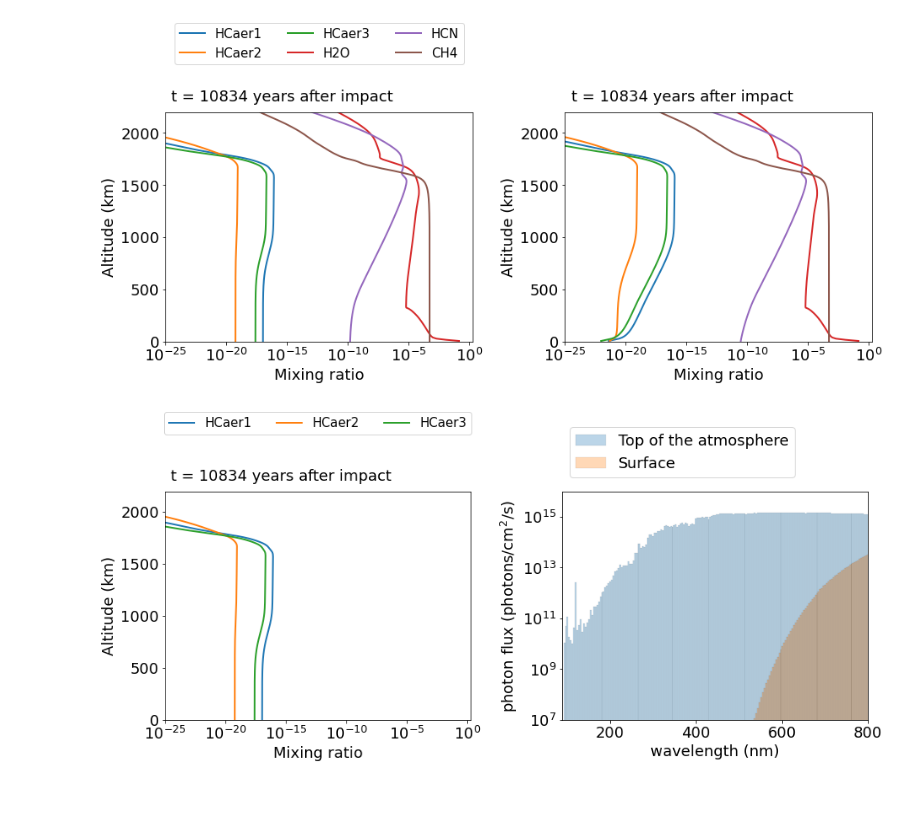
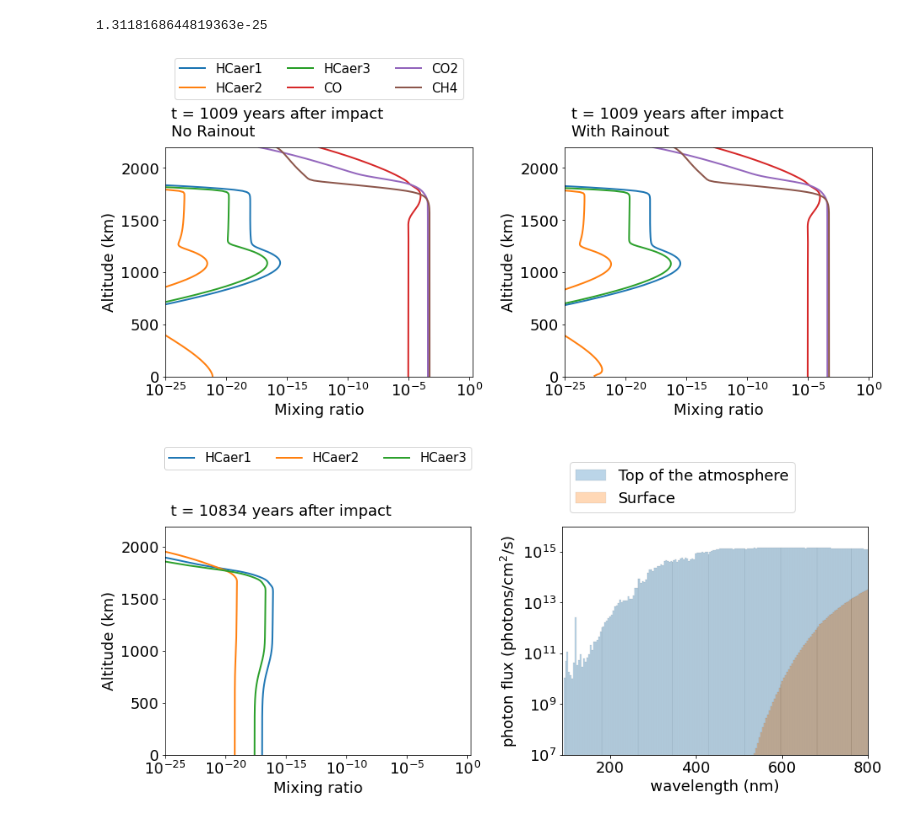
Before and after one commit to Nicholaswogan/Wogan-2022-Impacts, a Jupyter notebook: plotting.ipynb, the cells around one changed output. Drawn from its saved outputs; the diff is of its cells as text; code cells hidden in the pictures.

```diff
--- a/plotting.ipynb
+++ b/plotting.ipynb
@@ -33,8 +33,8 @@ plt.rcParams.update({'font.size': 18})
 fig,ax = plt.subplots(1,1,figsize=[7,5])
 
 yr = 365*24*60*60
-specs = ['CO2','HCN','CH4','HCCCN','H2O','CO']
-labels = ['CO$_2$','HCN','CH$_4$','HCCCN','H$_2$O','CO']
+specs = ['CO2','HCN','CH4','HCCCN','H2O','CO','NH3']
+labels = ['CO$_2$','HCN','CH$_4$','HCCCN','H$_2$O','CO','NH3']
 for i,sp in enumerate(specs):
     ax.plot(sol_pc['time']/yr,(pc.wrk.pressure[0]/1e6)*sol_pc[sp][0,:],lw=2, c='C'+str(i),label=labels[i])
 
@@ -43,7 +43,7 @@ for i,sp in enumerate(specs):
 ax.set_xscale('log')
 ax.set_yscale('log')
 ax.legend(bbox_to_anchor=(1.01, 1),loc='upper left')
-ax.set_ylim(2e-15,1e2)
+ax.set_ylim(2e-6,1e2)
 ax.set_xlim(1,1e7)
 ax.set_xlabel('Time after impact (years)')
 ax.set_ylabel('Partial Pressures (bars)')
@@ -58,0 +71,8 @@ plt.show()
+# %%
+plt.rcParams.update({'font.size': 18})
+fig,ax = plt.subplots(1,1,figsize=[7,5])
+
+ax.plot(sol_pc['time']/yr,Carbon,lw=2.5)
+ax.set_xscale('log')
+
+plt.show()
@@ -92,3 +118,7 @@ plt.show()
+# %%
+np.max(sol_pc['SO2'])
+# %% [output]
+1.3118168644819363e-25
 # %%
 
 
@@ -97,8 +127,8 @@ plt.rcParams.update({'font.size': 18})
 fig,[ax,ax1] = plt.subplots(1,2,figsize=[15,5])
 fig.patch.set_facecolor("w")
 
-time = 1e4
-species = ['HCaer1','HCaer2','HCaer3','H2O','HCN','CH4']
+time = 1
+species = ['HCaer1','HCaer2','HCaer3','CO','CO2','CH4']
 
 j = np.argmin(np.abs(sol_pc['time']/yr-time))
 pc.prep_atmosphere(sol1['usol'][:,:,j])
@@ -108,36 +138,38 @@ for i,spec in enumerate(species):
     ind = species_names.index(spec)
     mix = pc.wrk.densities[ind,:]/pc.wrk.density
     ax.plot(mix,sol_pc['alt'],lw=2,label=spec)
 ax.legend(ncol=3,bbox_to_anchor=(0.5, 1.3), loc='center',fontsize=15)
 ax.set_xscale('log')
 ax.set_xlim(1e-25,2)
 ax.set_ylabel('Altitude (km)')
 ax.set_xlabel('Mixing ratio')
-ax.text(0.02, 1.05, 't = '+'%i'%(1009+sol_pc['time'][j]/yr)+' years after impact', transform=ax.transAxes,ha='left')
+ax.text(0.02, 1.05, 't = '+'%i'%(1009+sol_pc['time'][j]/yr)+' years after impact\nNo Rainout', transform=ax.transAxes,ha='left')
 ax.set_ylim(0,sol_pc['alt'][-1])
 
 j = np.argmin(np.abs(sol_pc_l['time']/yr-time))
 pc_l.prep_atmosphere(sol1_l['usol'][:,:,j])
 species_names = pc_l.dat.species_names
 
 for i,spec in enumerate(species):
     ind = species_names.index(spec)
     mix = pc_l.wrk.densities[ind,:]/pc_l.wrk.density
     ax1.plot(mix,sol_pc_l['alt'],lw=2,label=spec)
 
 ax1.set_xscale('log')
 ax1.set_xlim(1e-25,2)
 ax1.set_ylabel('Altitude (km)')
 ax1.set_xlabel('Mixing ratio')
-ax1.text(0.02, 1.05, 't = '+'%i'%(1009+sol_pc['time'][j]/yr)+' years after impact', transform=ax1.transAxes,ha='left')
+ax1.text(0.02, 1.05, 't = '+'%i'%(1009+sol_pc['time'][j]/yr)+' years after impact\nWith Rainout', transform=ax1.transAxes,ha='left')
 ax1.set_ylim(0,sol_pc['alt'][-1])
 
 
 
 plt.subplots_adjust(wspace=.3)
+# plt.savefig("figures/rain_effect2.pdf",bbox_inches='tight')
+
 plt.show()
 # %% [output]
-[figure, old version]
+[figure, new version]
 # %%
 yr = 365*24*60*60
 time = 1e4
```
Also changed, not shown: parts of 4 cells of this notebook, 3 other files.
